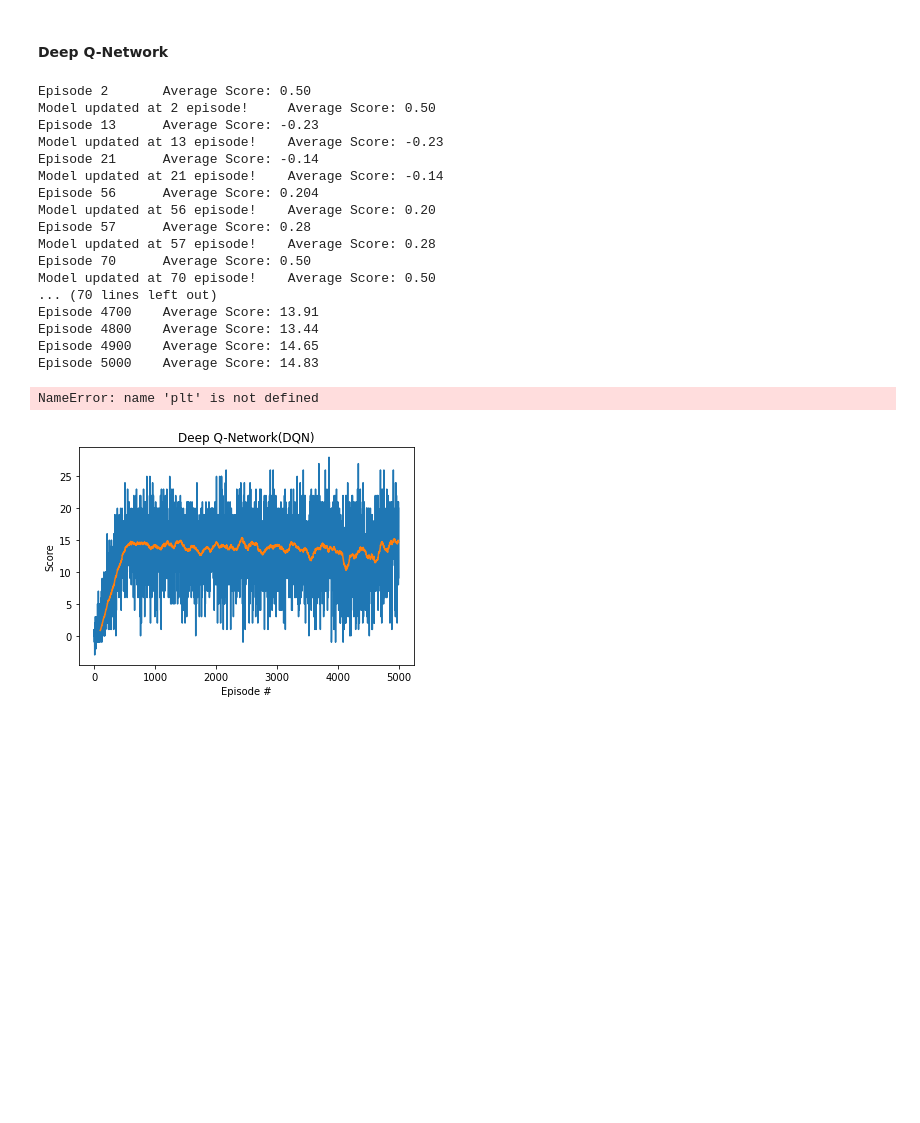
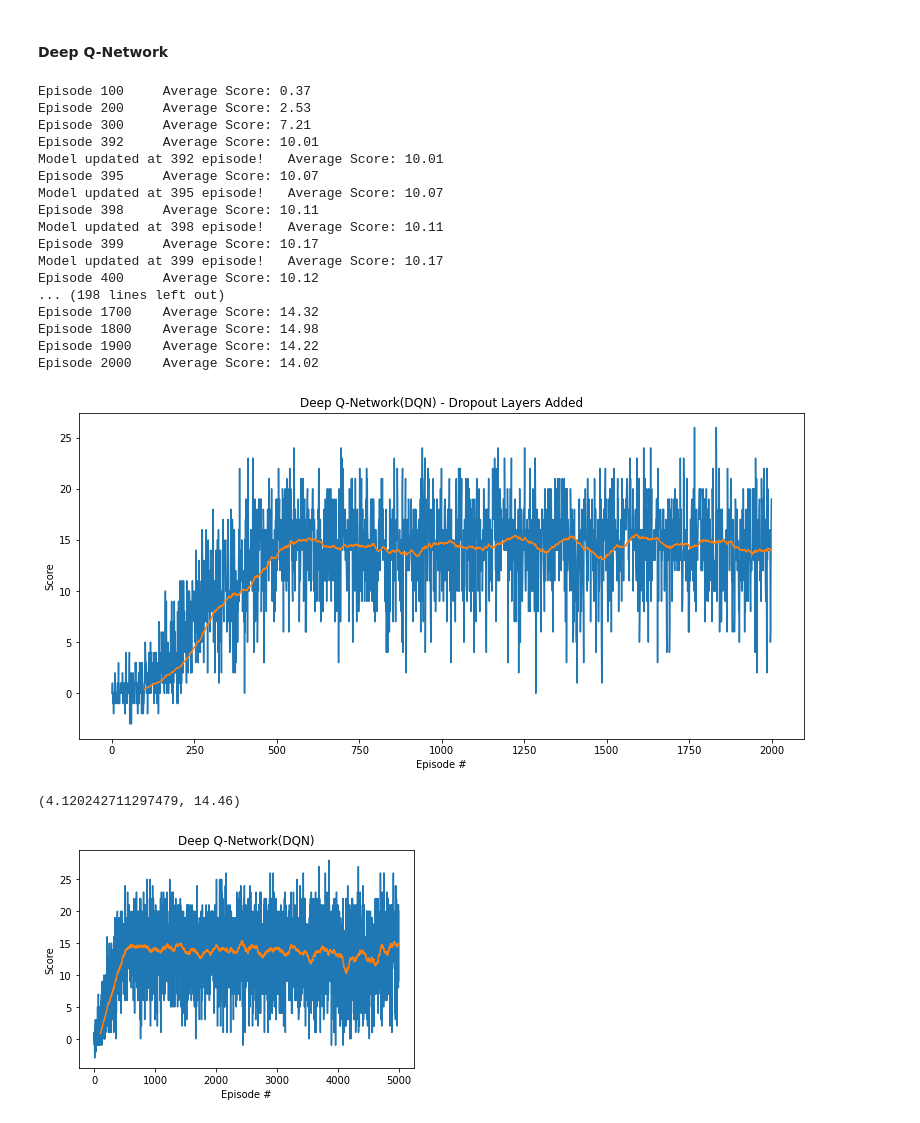
Before and after one commit to BenKang34/deep-reinforcement-learning-nanodegree, a Jupyter notebook: p1_navigation/Navigation.ipynb, the cells around one changed output. Drawn from its saved outputs; the diff is of its cells as text; code cells hidden in the pictures; blank space fills up the shorter version.

```diff
--- a/p1_navigation/Navigation.ipynb
+++ b/p1_navigation/Navigation.ipynb
@@ -139,7 +139,7 @@ from dqn_agent import Agent
 from tqdm.notebook import tqdm
 import torch
 
-def dqn(n_episodes=5000, max_t=1000, eps_start=1.0, eps_end=0.01, eps_decay=0.995, double=False, training=False):
+def dqn(n_episodes=2000, max_t=1000, eps_start=1.0, eps_end=0.01, eps_decay=0.995, double=False, training=False):
     """Deep Q-Learning.
 
     Params
@@ -150,7 +150,7 @@ def dqn(n_episodes=5000, max_t=1000, eps_start=1.0, eps_end=0.01, eps_decay=0.99
         eps_end (float): minimum value of epsilon
         eps_decay (float): multiplicative factor (per episode) for decreasing epsilon
     """
-    agent = Agent(state_size=state_size, action_size=action_size, seed=0)
+    agent = Agent(state_size=state_size, action_size=action_size, seed=0, prioritized=True)
     scores = []                        # list containing scores from each episode
     scores_window = deque(maxlen=100)  # last 100 scores
     eps = eps_start                    # initialize epsilon
@@ -159,7 +159,7 @@ def dqn(n_episodes=5000, max_t=1000, eps_start=1.0, eps_end=0.01, eps_decay=0.99
         env_info = env.reset(train_mode=training)[brain_name]
         state = env_info.vector_observations[0]
         score = 0
-        while True: #for t in range(max_t):
+        for t in range(max_t):
             # select an action
             action = agent.act(state, eps)
             # send the action to the environment
@@ -177,43 +177,54 @@ def dqn(n_episodes=5000, max_t=1000, eps_start=1.0, eps_end=0.01, eps_decay=0.99
         eps = max(eps_end, eps_decay*eps) # decrease epsilon
         print('\rEpisode {}\tAverage Score: {:.2f}'.format(i_episode, np.mean(scores_window)), end="")
         if i_episode % 100 == 0:
+            with open('scores.txt', 'w') as f:
+                f.write(' '.join([str(i) for i in scores]))
             print('\rEpisode {}\tAverage Score: {:.2f}'.format(i_episode, np.mean(scores_window)))
         if len(scores_window) >= 100 and np.mean(scores_window) > 10 and max_avg_score < np.mean(scores_window):
             max_avg_score = np.mean(scores_window)
             print('\nModel updated at {:d} episode!\tAverage Score: {:.2f}'.format(i_episode, np.mean(scores_window)))
-            torch.save(agent.Q_model_local.state_dict(), './model/model_{}.pt'.format(i_episode))
+            agent.save('./model/model_{}.pt'.format(i_episode))
     return scores
 # %% [markdown]
 #### Deep Q-Network
 # %%
-scores = dqn(training=True)
+scores = dqn(n_episodes=2000, double=False, training=True)
+
+rolling_window = 100
 
 # plot the scores
-fig = plt.figure()
+fig = plt.figure(figsize=(13,6))
 ax = fig.add_subplot(111)
 plt.plot(np.arange(len(scores)), scores)
+rolling_mean = pd.Series(scores).rolling(rolling_window).mean()
+plt.plot(rolling_mean)
 plt.ylabel('Score')
 plt.xlabel('Episode #')
+plt.title('Deep Q-Network(DQN) - Dropout Layers Added')
 plt.show()
 # %% [output]
-Episode 2       Average Score: 0.50
-Model updated at 2 episode!     Average Score: 0.50
-Episode 13      Average Score: -0.23
-Model updated at 13 episode!    Average Score: -0.23
-Episode 21      Average Score: -0.14
-Model updated at 21 episode!    Average Score: -0.14
-Episode 56      Average Score: 0.204
-Model updated at 56 episode!    Average Score: 0.20
-Episode 57      Average Score: 0.28
-Model updated at 57 episode!    Average Score: 0.28
-Episode 70      Average Score: 0.50
-Model updated at 70 episode!    Average Score: 0.50
-... (70 lines left out)
-Episode 4700    Average Score: 13.91
-Episode 4800    Average Score: 13.44
-Episode 4900    Average Score: 14.65
-Episode 5000    Average Score: 14.83
+Episode 100     Average Score: 0.37
+Episode 200     Average Score: 2.53
+Episode 300     Average Score: 7.21
+Episode 392     Average Score: 10.01
+Model updated at 392 episode!   Average Score: 10.01
+Episode 395     Average Score: 10.07
+Model updated at 395 episode!   Average Score: 10.07
+Episode 398     Average Score: 10.11
+Model updated at 398 episode!   Average Score: 10.11
+Episode 399     Average Score: 10.17
+Model updated at 399 episode!   Average Score: 10.17
+Episode 400     Average Score: 10.12
+... (198 lines left out)
+Episode 1700    Average Score: 14.32
+Episode 1800    Average Score: 14.98
+Episode 1900    Average Score: 14.22
+Episode 2000    Average Score: 14.02
-NameError: name 'plt' is not defined
+[figure, added]
+# %%
+np.std(scores[500:]), np.mean(scores[500:])
+# %% [output]
+(4.120242711297479, 14.46)
 # %%
 %matplotlib inline
 import matplotlib.pyplot as plt
```
Also changed, not shown: parts of 11 cells of this notebook.
